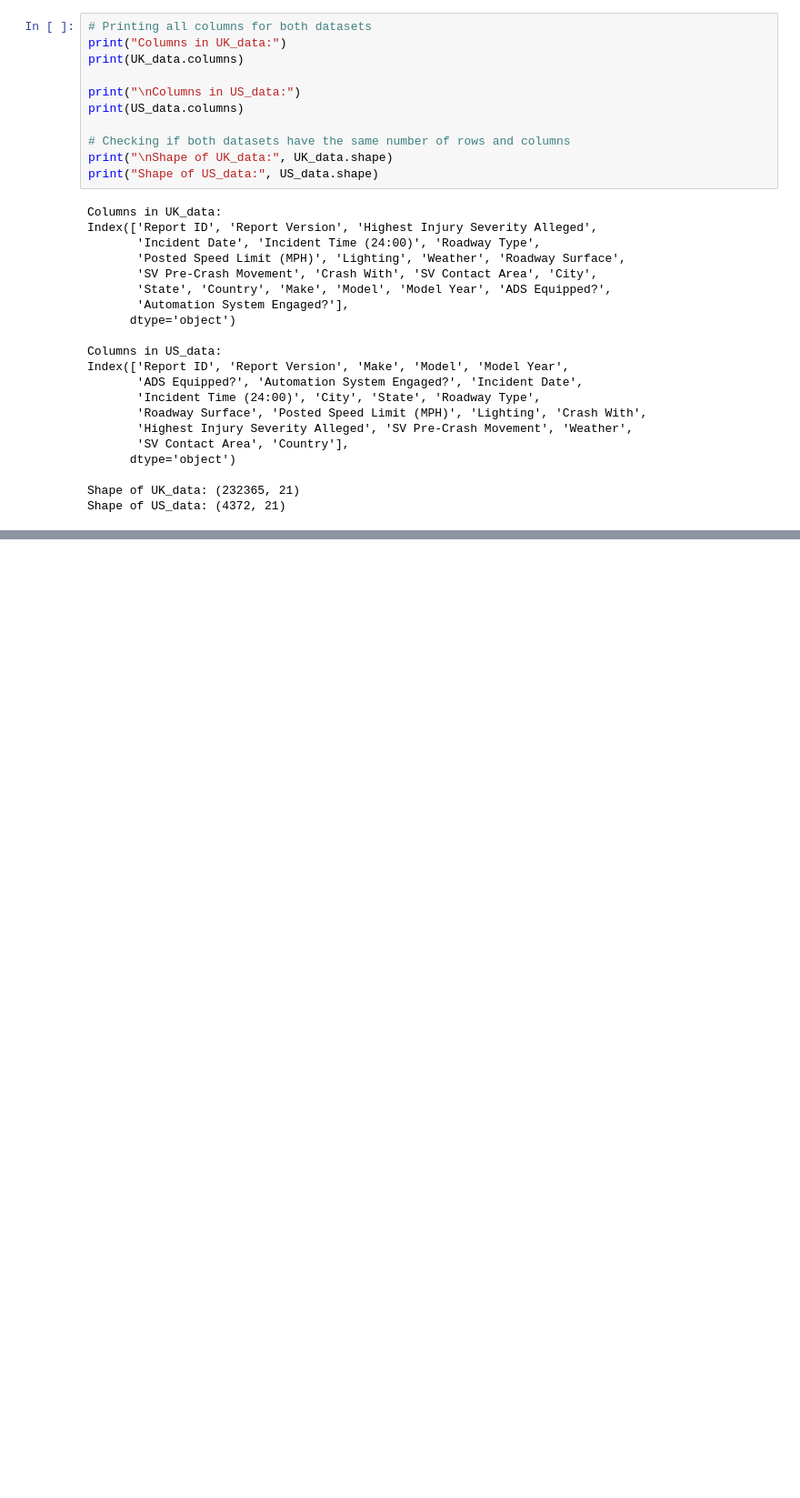
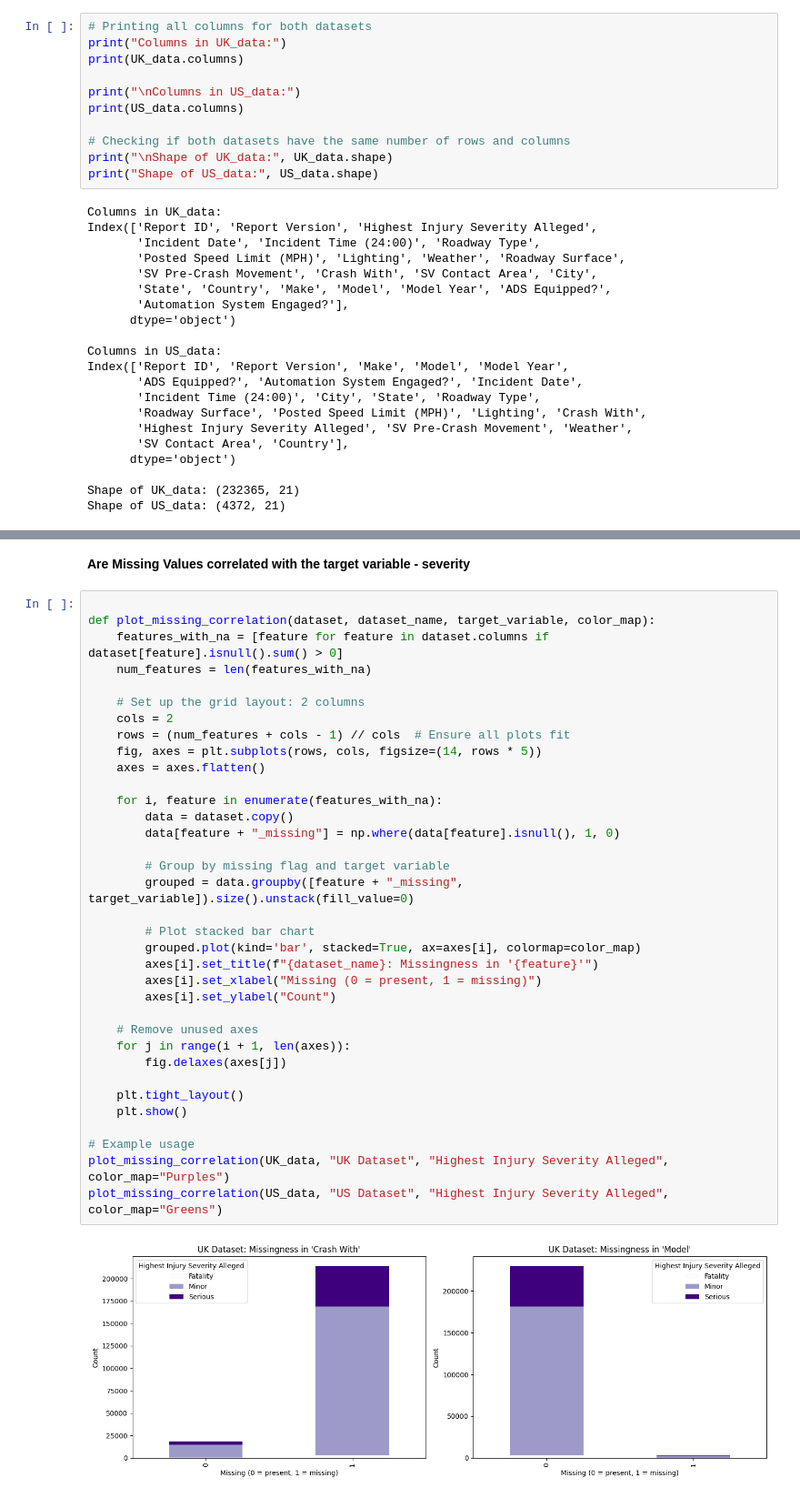
Before and after one commit to mhnrirfan/ML-AI-Risk-Analysis-AV-Data-, a Jupyter notebook: EDA/EDA.Ipynb, the cells around one changed output, grey strips where cells are left out. Shown at 91% size. Saved outputs shown, nothing was run; the diff lists cells and outputs as text; blank space fills up the shorter version.

```diff
--- a/EDA/EDA.Ipynb
+++ b/EDA/EDA.Ipynb
@@ -141,0 +139,39 @@ print(area_counts_df)
+# %% [markdown]
+**Are Missing Values correlated with the target variable - severity**
+# %%
+
+def plot_missing_correlation(dataset, dataset_name, target_variable, color_map):
+    features_with_na = [feature for feature in dataset.columns if dataset[feature].isnull().sum() > 0]
+    num_features = len(features_with_na)
+
+    # Set up the grid layout: 2 columns
+    cols = 2
+    rows = (num_features + cols - 1) // cols  # Ensure all plots fit
+    fig, axes = plt.subplots(rows, cols, figsize=(14, rows * 5))
+    axes = axes.flatten()
+
+    for i, feature in enumerate(features_with_na):
+        data = dataset.copy()
+        data[feature + "_missing"] = np.where(data[feature].isnull(), 1, 0)
+
+        # Group by missing flag and target variable
+        grouped = data.groupby([feature + "_missing", target_variable]).size().unstack(fill_value=0)
+
+        # Plot stacked bar chart
+        grouped.plot(kind='bar', stacked=True, ax=axes[i], colormap=color_map)
+        axes[i].set_title(f"{dataset_name}: Missingness in '{feature}'")
+        axes[i].set_xlabel("Missing (0 = present, 1 = missing)")
+        axes[i].set_ylabel("Count")
+
+    # Remove unused axes
+    for j in range(i + 1, len(axes)):
+        fig.delaxes(axes[j])
+
+    plt.tight_layout()
+    plt.show()
+
+# Example usage
+plot_missing_correlation(UK_data, "UK Dataset", "Highest Injury Severity Alleged", color_map="Purples")
+plot_missing_correlation(US_data, "US Dataset", "Highest Injury Severity Alleged", color_map="Greens")
+# %% [output]
+[figure, added]
```
Also changed, not shown: parts of 30 cells of this notebook, 3 other files.
